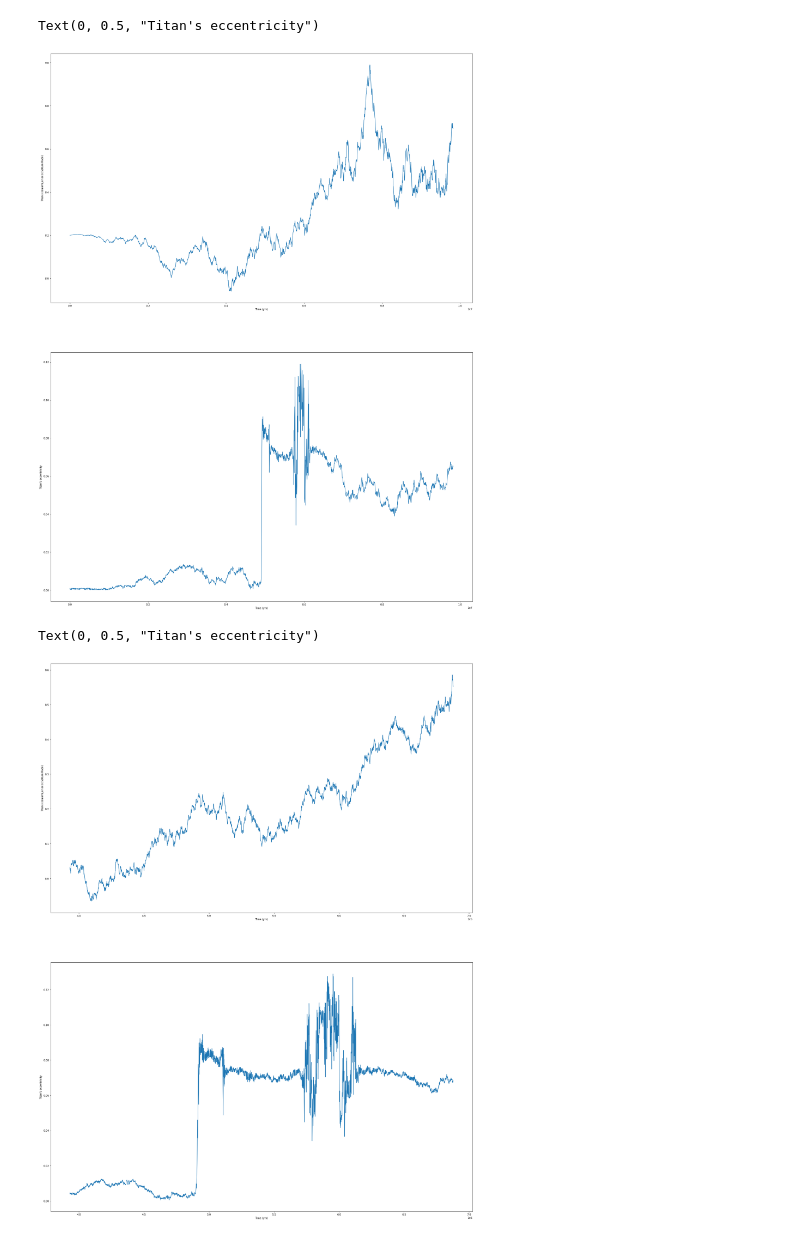
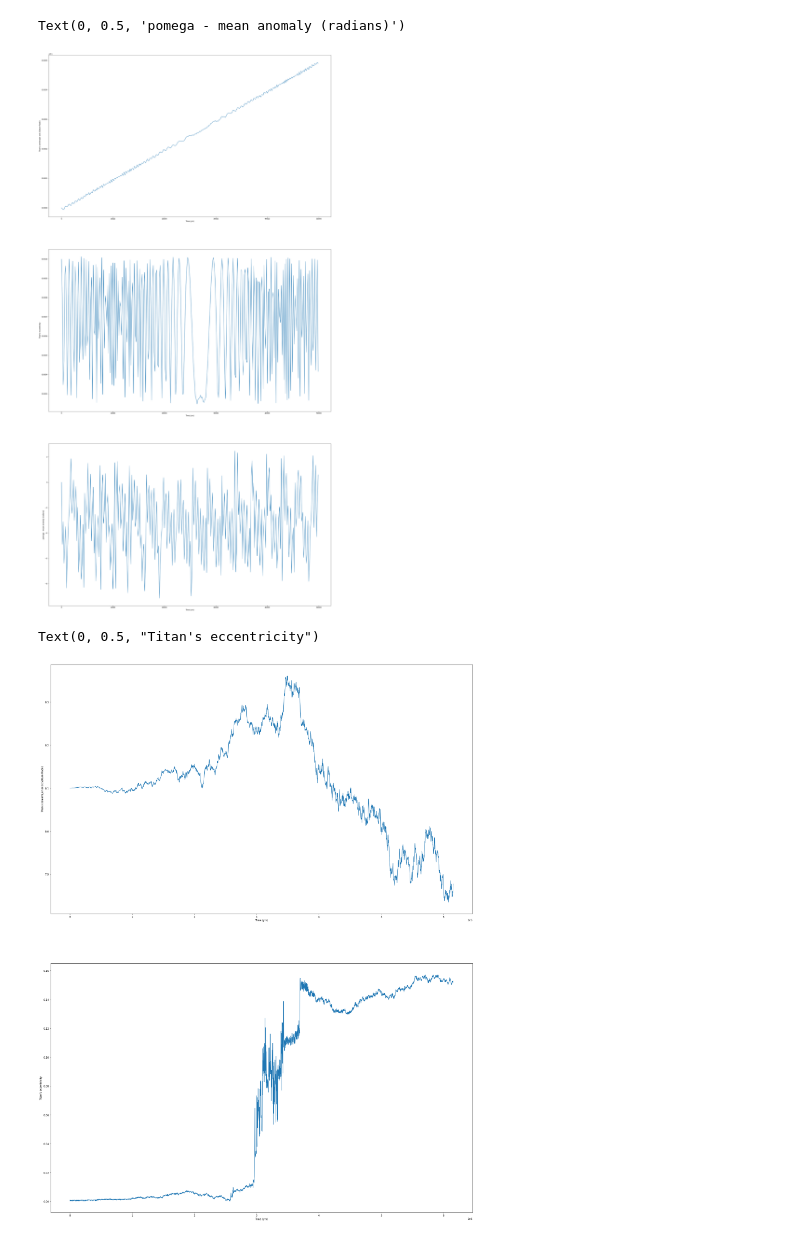
Before and after one commit to hdayuan/F21_JP_Titan-Sims, a Jupyter notebook: plot-titan.ipynb, the cells around one changed output. Saved outputs shown, nothing was run; the diff lists cells and outputs as text; code cells hidden in the pictures.

```diff
--- a/plot-titan.ipynb
+++ b/plot-titan.ipynb
@@ -1,54 +1,60 @@
 # %%
 import matplotlib.pyplot as plt
 
 # read arguments, and open corresponding output file
-numSamples = 10000
-step = 5
-f = open(r"output-10000s-8.2to8.3rs.txt", "r")
+numSamples = 300
+step = 1
+f = open(r"v2-output-300s-8.1to8.1005rs.txt", "r")
 
 plotSamples = numSamples // step
 
 # prep 3 arrays
 a_array = [0] * plotSamples
 e_array = [0] * plotSamples
 t_array = [0] * plotSamples
+diff_array = [0] * plotSamples
 
 # read file
 allLines = f.readlines()
 f.close()
 for i in range(3, 3 + numSamples, step):
     numbers = allLines[i].split()
     a_array[(i - 3) // step] = float(numbers[0])
     e_array[(i - 3) // step] = float(numbers[1])
-    t_array[(i - 3) // step] = float(numbers[2])
+    t_array[(i - 3) // step] = float(numbers[4])
+    diff_array[(i - 3) // step] = float(numbers[2]) - float(numbers[3])
 
-fig, axs = plt.subplots(2)
+fig, axs = plt.subplots(3)
 
-fig.set_size_inches(30, 40)
+fig.set_size_inches(30, 60)
 
 axs[0].plot(t_array,a_array)
 axs[0].set_xlabel('Time (yrs)')
 axs[0].set_ylabel('Titan\'s semimajor axis (Saturn Radii)')
 
 axs[1].plot(t_array,e_array)
 axs[1].set_xlabel('Time (yrs)')
 axs[1].set_ylabel('Titan\'s eccentricity')
+
+axs[2].plot(t_array,diff_array)
+axs[2].set_xlabel('Time (yrs)')
+axs[2].set_ylabel('pomega - mean anomaly (radians)')
 # %% [output]
-Text(0, 0.5, "Titan's eccentricity")
+Text(0, 0.5, 'pomega - mean anomaly (radians)')
-[figure, old version]
+[figure, new version]
 # %%
-plotSamplesZ = int(numSamples * 0.3)
+plotSamplesZ = int(numSamples * 0.25)
 
 # prep 3 arrays
 a_arrayZ = [0] * plotSamplesZ
 e_arrayZ = [0] * plotSamplesZ
 t_arrayZ = [0] * plotSamplesZ
 
-for i in range(3 + int(0.4 * numSamples), 3 + int(0.4 * numSamples) + plotSamplesZ):
+for i in range(3, 3 + plotSamplesZ):
     numbers = allLines[i].split()
-    a_arrayZ[(i - 3 - int(0.4 * numSamples))] = float(numbers[0])
-    e_arrayZ[(i - 3 - int(0.4 * numSamples))] = float(numbers[1])
-    t_arrayZ[(i - 3 - int(0.4 * numSamples))] = float(numbers[2])
+    a_arrayZ[(i - 3)] = float(numbers[0])
+    e_arrayZ[(i - 3)] = float(numbers[1])
+    t_arrayZ[(i - 3)] = float(numbers[2])
 
 figZ, axsZ = plt.subplots(2)
 
@@ -63,4 +69,4 @@ axsZ[1].set_xlabel('Time (yrs)')
 axsZ[1].set_ylabel('Titan\'s eccentricity')
 # %% [output]
 Text(0, 0.5, "Titan's eccentricity")
-[figure, old version]
+[figure, new version]
```
Also changed, not shown: 2 other files.
